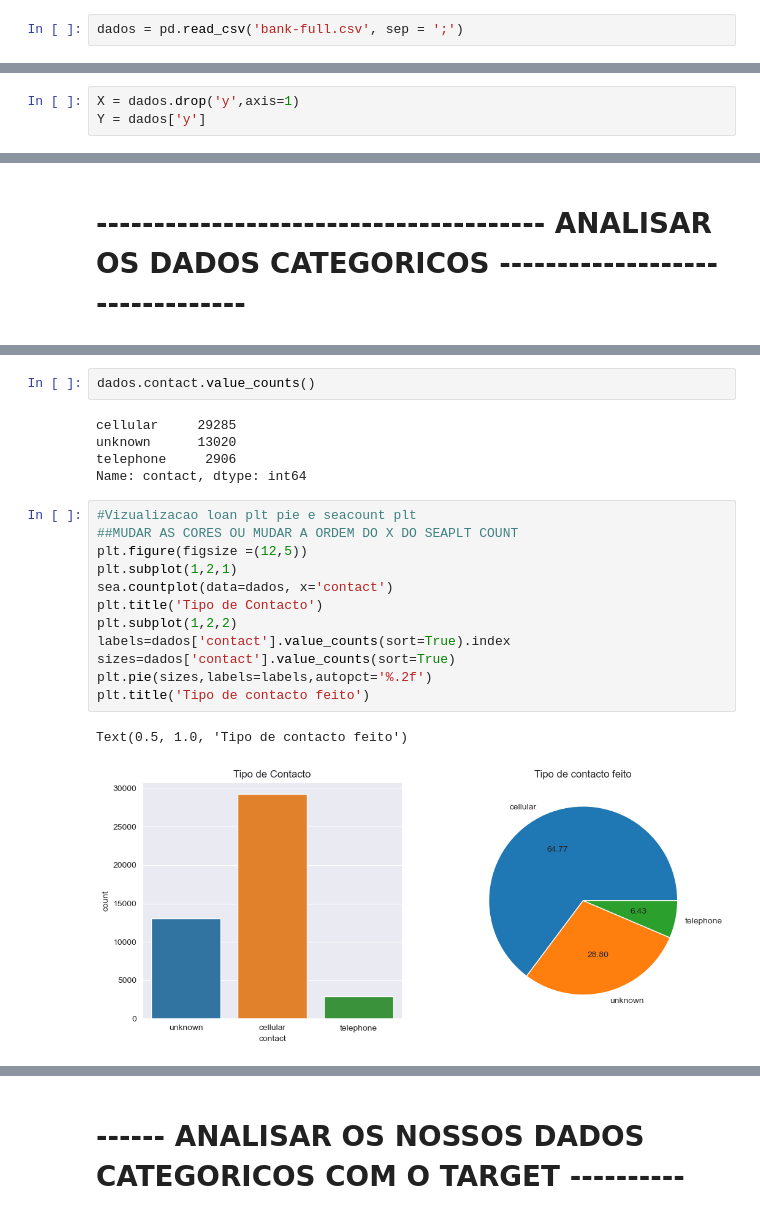
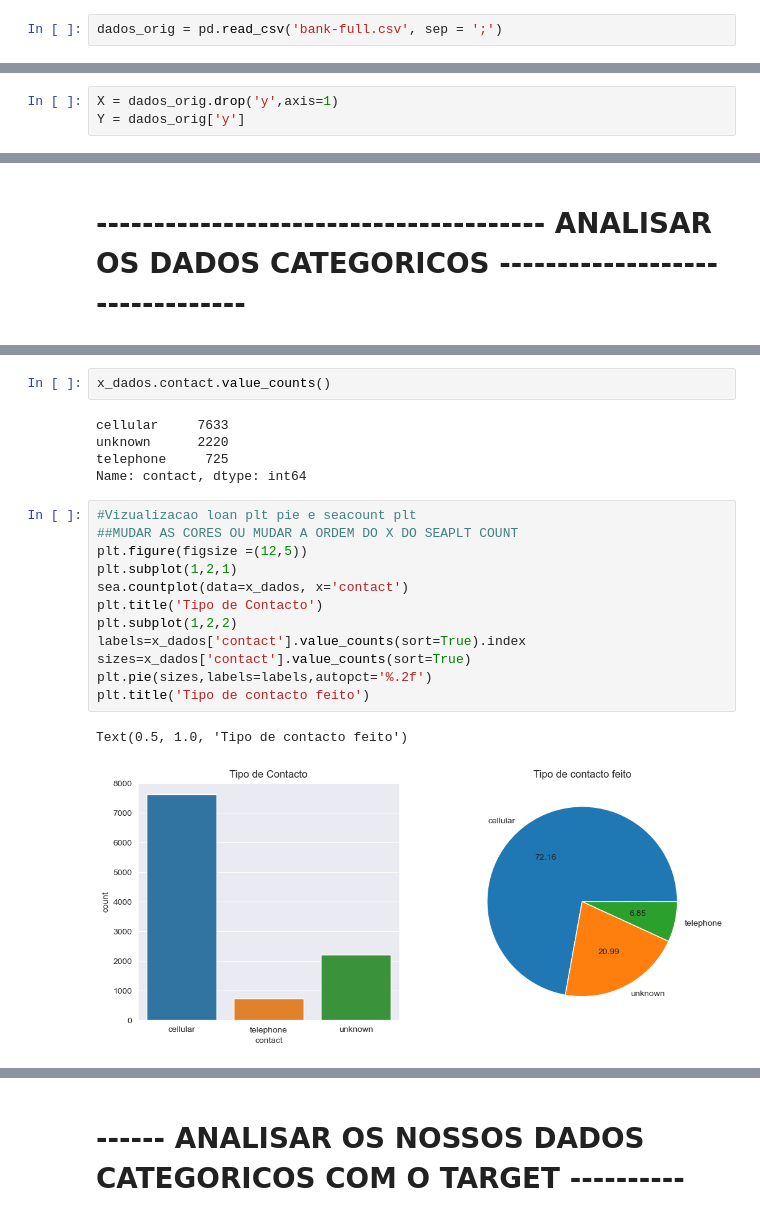
Before and after one commit to a-proenca/ML, a Jupyter notebook: TP.ipynb, the cells around one changed output, grey strips where cells are left out. Saved outputs shown, nothing was run; the diff lists cells and outputs as text.

```diff
--- a/TP.ipynb
+++ b/TP.ipynb
@@ -3,7 +3,7 @@ import seaborn as sea
 import pandas as pd
 from matplotlib import pyplot as plt
 # %%
-dados = pd.read_csv('bank-full.csv', sep = ';')
+dados_orig = pd.read_csv('bank-full.csv', sep = ';')
 # %% [markdown]
 # ----------------------ANALISAR MISSING VALUES E LINHAS DUPLICADAS ----------------------------
 # %%
@@ -100,8 +100,8 @@ print(dados.duplicated().sum())
 # %% [markdown]
 # ------------------------------------- ANALISAR O NOSSO TARGET --------------------------------------------
 # %%
-X = dados.drop('y',axis=1)
-Y = dados['y']
+X = dados_orig.drop('y',axis=1)
+Y = dados_orig['y']
 # %%
 from imblearn.under_sampling import RandomUnderSampler
 
@@ -283,25 +270,25 @@ Text(0.5, 1.0, 'Credito ao Consumo')
 # %%
-dados.contact.value_counts()
+x_dados.contact.value_counts()
 # %% [output]
-cellular     29285
-unknown      13020
-telephone     2906
+cellular     7633
+unknown      2220
+telephone     725
 Name: contact, dtype: int64
 # %%
 #Vizualizacao loan plt pie e seacount plt
 ##MUDAR AS CORES OU MUDAR A ORDEM DO X DO SEAPLT COUNT
 plt.figure(figsize =(12,5))
 plt.subplot(1,2,1)
-sea.countplot(data=dados, x='contact')
+sea.countplot(data=x_dados, x='contact')
 plt.title('Tipo de Contacto')
 plt.subplot(1,2,2)
-labels=dados['contact'].value_counts(sort=True).index
-sizes=dados['contact'].value_counts(sort=True)
+labels=x_dados['contact'].value_counts(sort=True).index
+sizes=x_dados['contact'].value_counts(sort=True)
 plt.pie(sizes,labels=labels,autopct='%.2f')
 plt.title('Tipo de contacto feito')
 # %% [output]
 Text(0.5, 1.0, 'Tipo de contacto feito')
-[figure, old version]
+[figure, new version]
 # %%
 #Vizualizacao do sucesso da ultima campanha plt pie e seacount plt
 plt.figure(figsize =(12,5))
```
Also changed, not shown: parts of 34 cells of this notebook.
